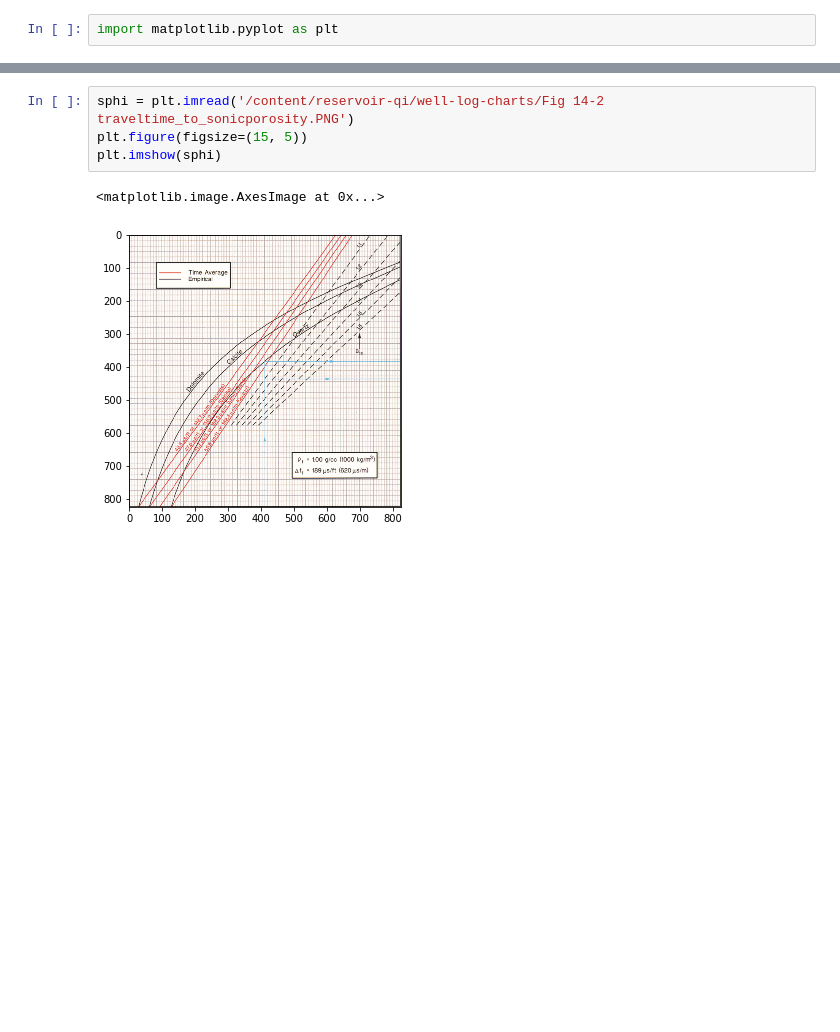
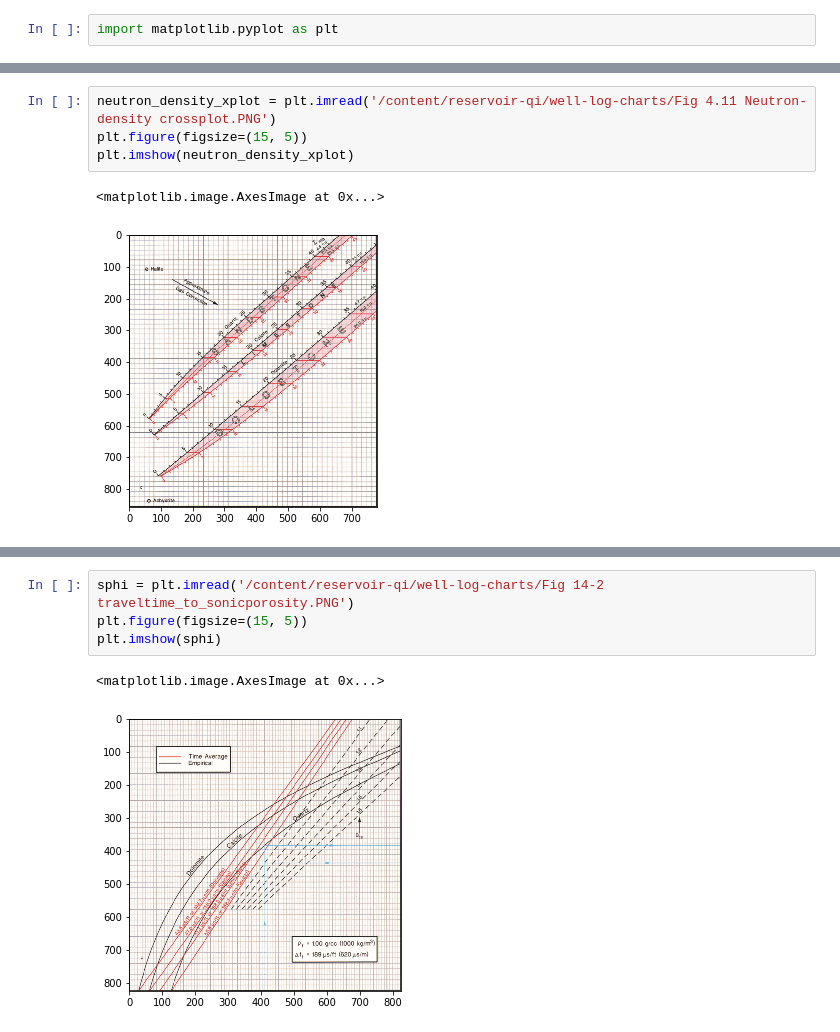
Before and after one commit to yohanesnuwara/reservoir-qi, a Jupyter notebook: porosity.ipynb, the cells around one changed output, grey strips where cells are left out. Drawn from its saved outputs; the diff is of its cells as text; blank space fills up the shorter version.

```diff
--- a/porosity.ipynb
+++ b/porosity.ipynb
@@ -13,0 +14,7 @@ Unpacking objects: 100% (44/44), done.
+# %%
+neutron_density_xplot = plt.imread('/content/reservoir-qi/well-log-charts/Fig 4.11 Neutron-density crossplot.PNG')
+plt.figure(figsize=(15, 5))
+plt.imshow(neutron_density_xplot)
+# %% [output]
+<matplotlib.image.AxesImage at 0x...>
+[figure, added]
```
Also changed, not shown: parts of 3 cells of this notebook.
